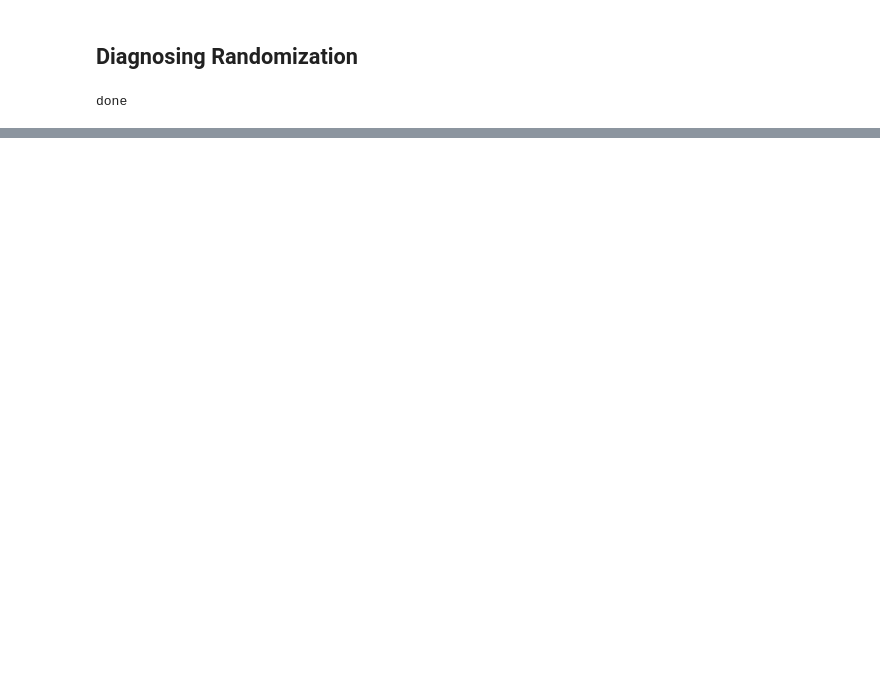
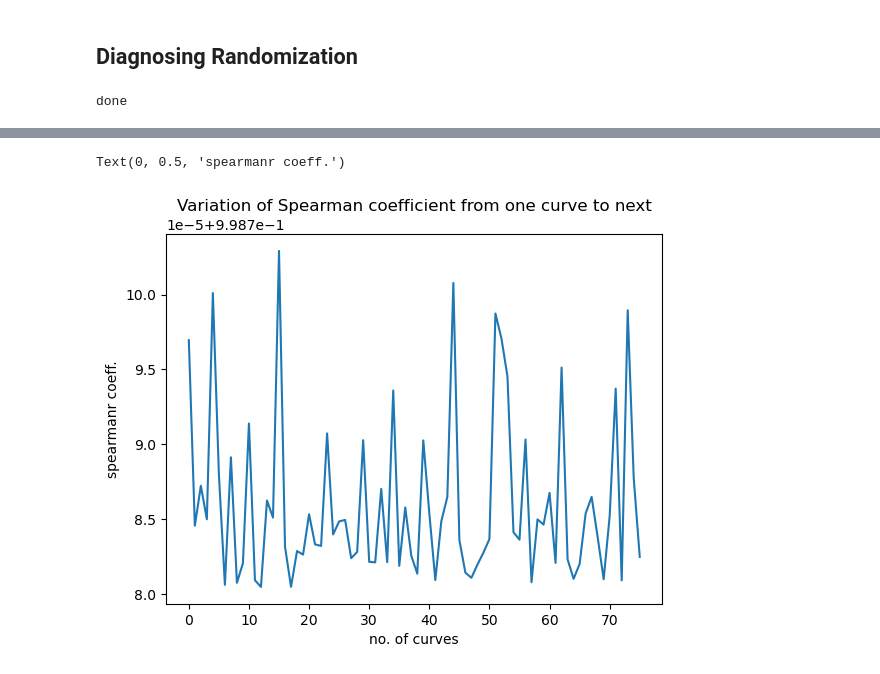
Before and after one commit to supremeKAI40/ULXP_thesis_analysis, a Jupyter notebook: nicer/nb_bootstrap_error.ipynb, the cells around one changed output, grey strips where cells are left out. Cells and saved outputs as stored; diff of their text form; code cells hidden in the pictures; blank space fills up the shorter version.

```diff
--- a/nicer/nb_bootstrap_error.ipynb
+++ b/nicer/nb_bootstrap_error.ipynb
@@ -252,0 +265,9 @@ plt.plot(correlation_results)
+# %%
+spearman_correlations=np.array(spearman_correlations)
+plt.plot(spearman_correlations[spearman_correlations>0.99878])
+plt.title("Variation of Spearman coefficient from one curve to next")
+plt.xlabel('no. of curves')
+plt.ylabel('spearmanr coeff.')
+# %% [output]
+Text(0, 0.5, 'spearmanr coeff.')
+[figure, added]
```
Also changed, not shown: parts of 4 cells of this notebook, 1 other file.
